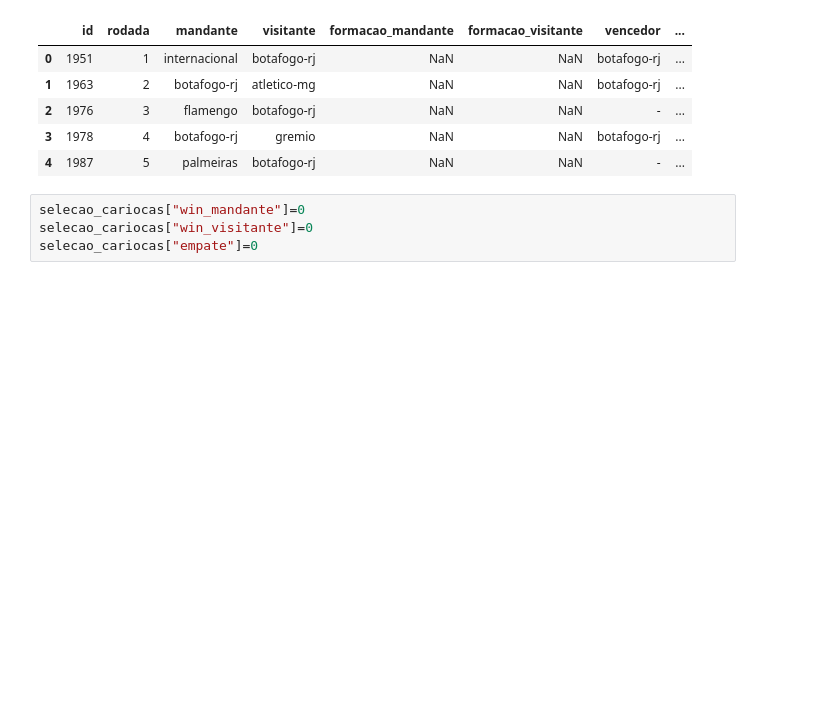
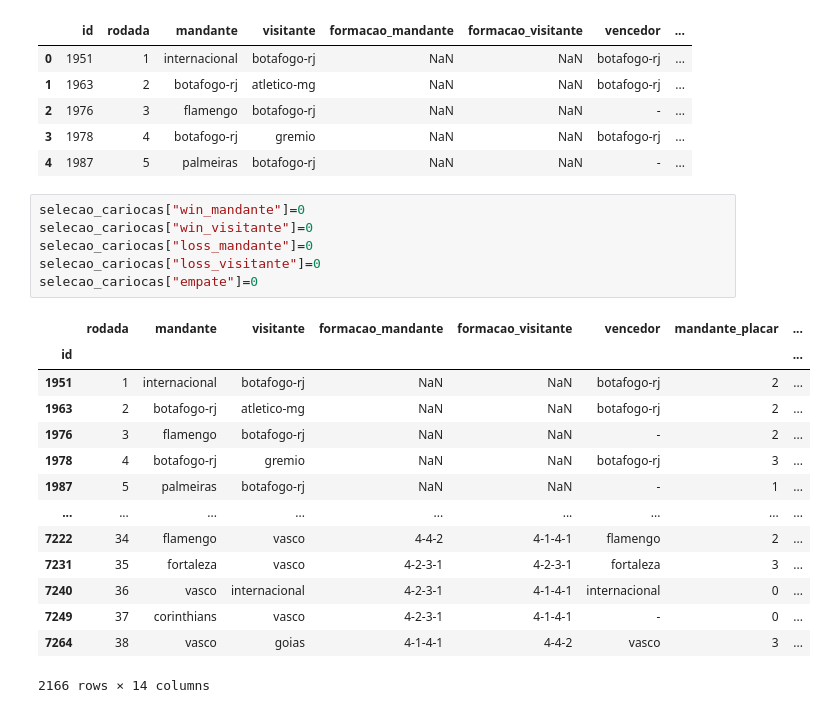
Before and after one commit to vbddinho/puc_minas_machine, a Jupyter notebook: upload_data.ipynb, the cells around one changed output. Saved outputs shown, nothing was run; the diff lists cells and outputs as text; blank space fills up the shorter version.

```diff
--- a/upload_data.ipynb
+++ b/upload_data.ipynb
@@ -346,4 +346,21 @@ selecao_cariocas.head()
 # %%
 selecao_cariocas["win_mandante"]=0
 selecao_cariocas["win_visitante"]=0
+selecao_cariocas["loss_mandante"]=0
+selecao_cariocas["loss_visitante"]=0
 selecao_cariocas["empate"]=0
+# %% [output]
+|  | rodada | mandante | visitante | formacao_mandante | formacao_visitante | vencedor | mandante_placar | ... |
+| id |  |  |  |  |  |  |  | ... |
+| 1951 | 1 | internacional | botafogo-rj | NaN | NaN | botafogo-rj | 2 | ... |
+| 1963 | 2 | botafogo-rj | atletico-mg | NaN | NaN | botafogo-rj | 2 | ... |
+| 1976 | 3 | flamengo | botafogo-rj | NaN | NaN | - | 2 | ... |
+| 1978 | 4 | botafogo-rj | gremio | NaN | NaN | botafogo-rj | 3 | ... |
+| 1987 | 5 | palmeiras | botafogo-rj | NaN | NaN | - | 1 | ... |
+| ... | ... | ... | ... | ... | ... | ... | ... | ... |
+| 7222 | 34 | flamengo | vasco | 4-4-2 | 4-1-4-1 | flamengo | 2 | ... |
+| 7231 | 35 | fortaleza | vasco | 4-2-3-1 | 4-2-3-1 | fortaleza | 3 | ... |
+| 7240 | 36 | vasco | internacional | 4-2-3-1 | 4-1-4-1 | internacional | 0 | ... |
+| 7249 | 37 | corinthians | vasco | 4-2-3-1 | 4-1-4-1 | - | 0 | ... |
+| 7264 | 38 | vasco | goias | 4-1-4-1 | 4-4-2 | vasco | 3 | ... |
+2166 rows × 14 columns
```
Also changed, not shown: parts of 5 cells of this notebook.
